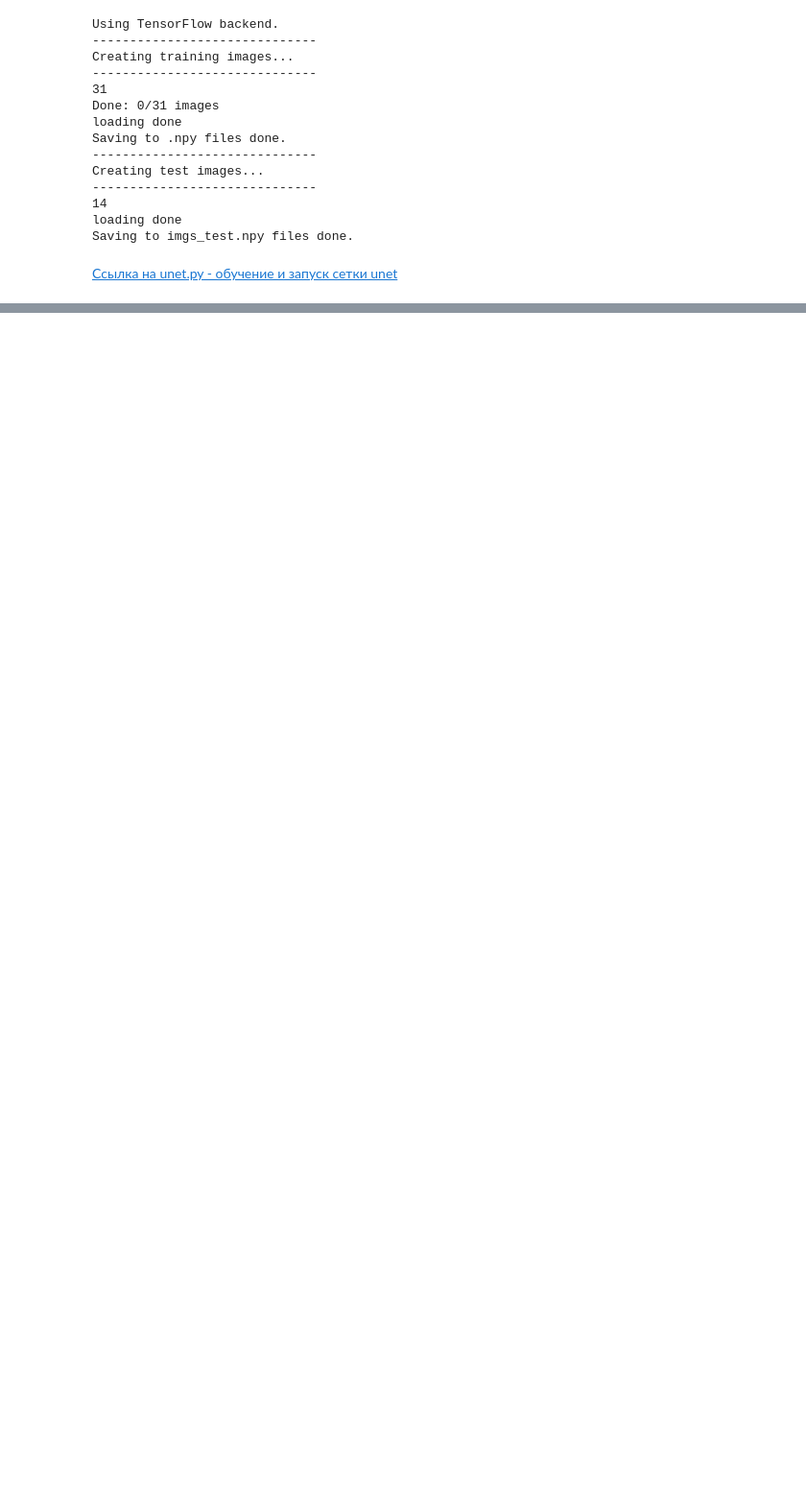
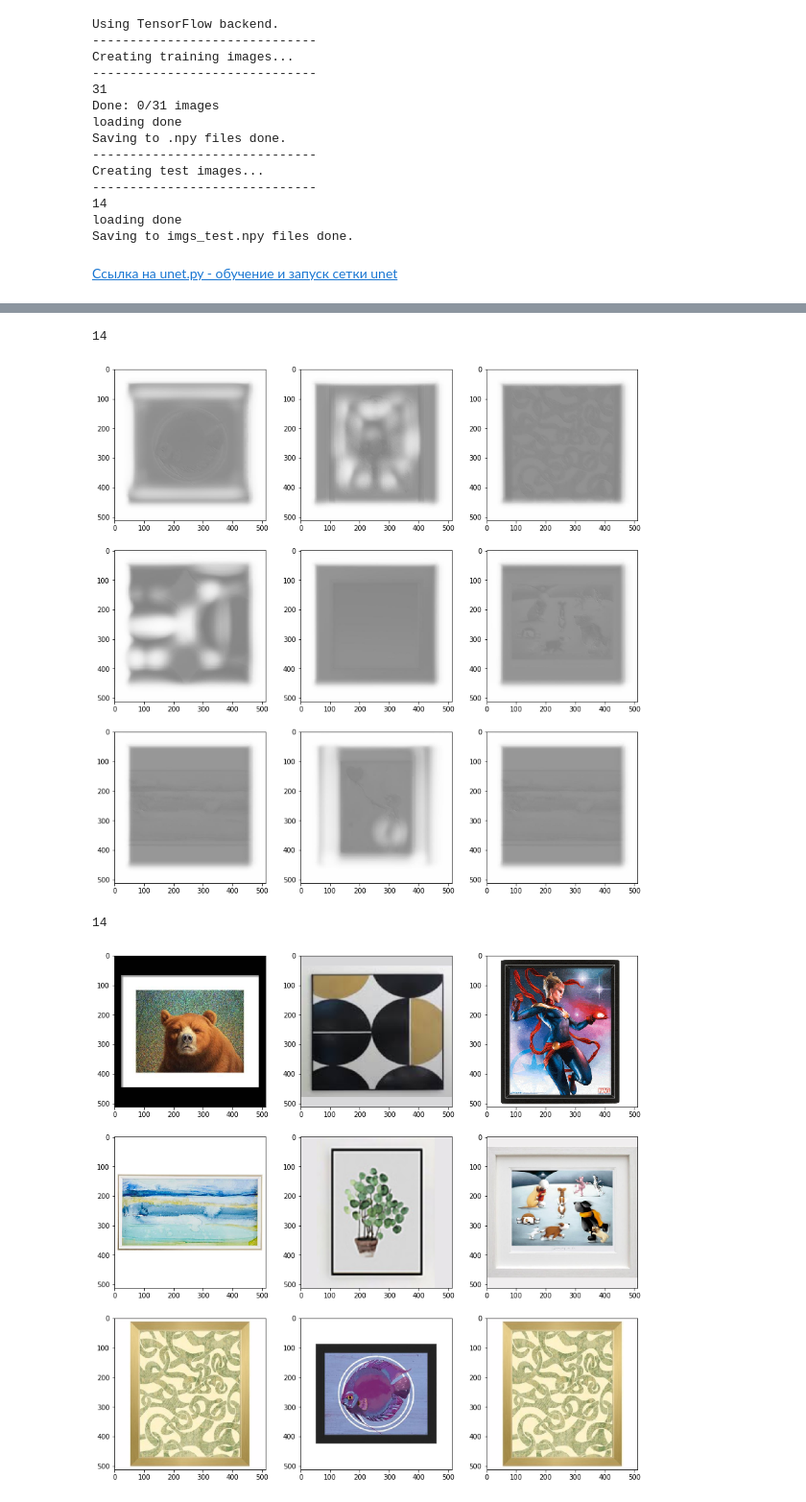
Before and after one commit to Alexflames/frame-detection, a Jupyter notebook: Unet_frame_detection.ipynb, the cells around one changed output, grey strips where cells are left out. Shown at 96% size. Saved outputs shown, nothing was run; the diff lists cells and outputs as text; code cells hidden in the pictures; blank space fills up the shorter version.

```diff
--- a/Unet_frame_detection.ipynb
+++ b/Unet_frame_detection.ipynb
@@ -158 +250,12 @@ predict test data
 array to image
+# %%
+from matplotlib import pyplot as plt
+
+random_index = np.random.choice((13), X_images)
+show_images("unet/data/results", 9, random_index)
+show_images("unet/data/test", 9, random_index)
+# %% [output]
+14
+[figure, added]
+14
+[figure, added]
```
Also changed, not shown: parts of 8 cells of this notebook.
